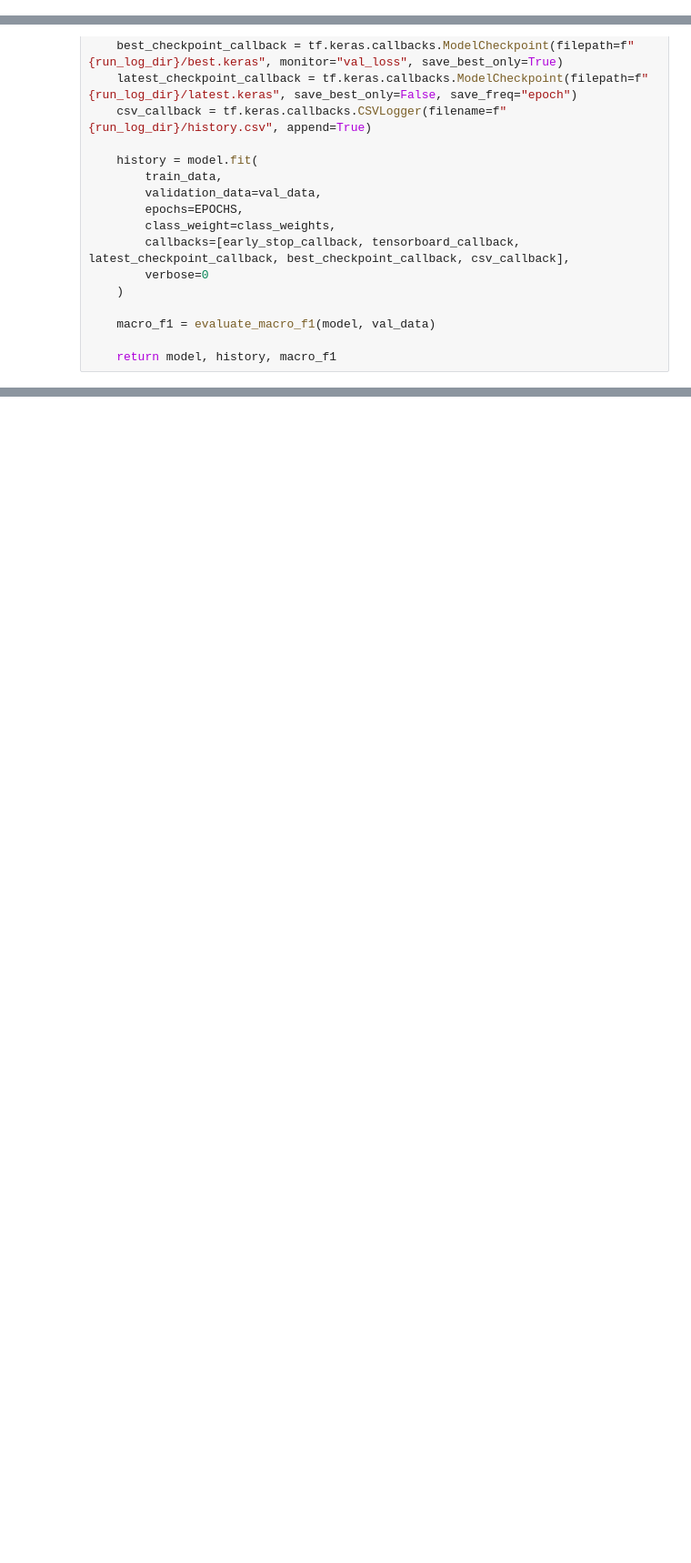
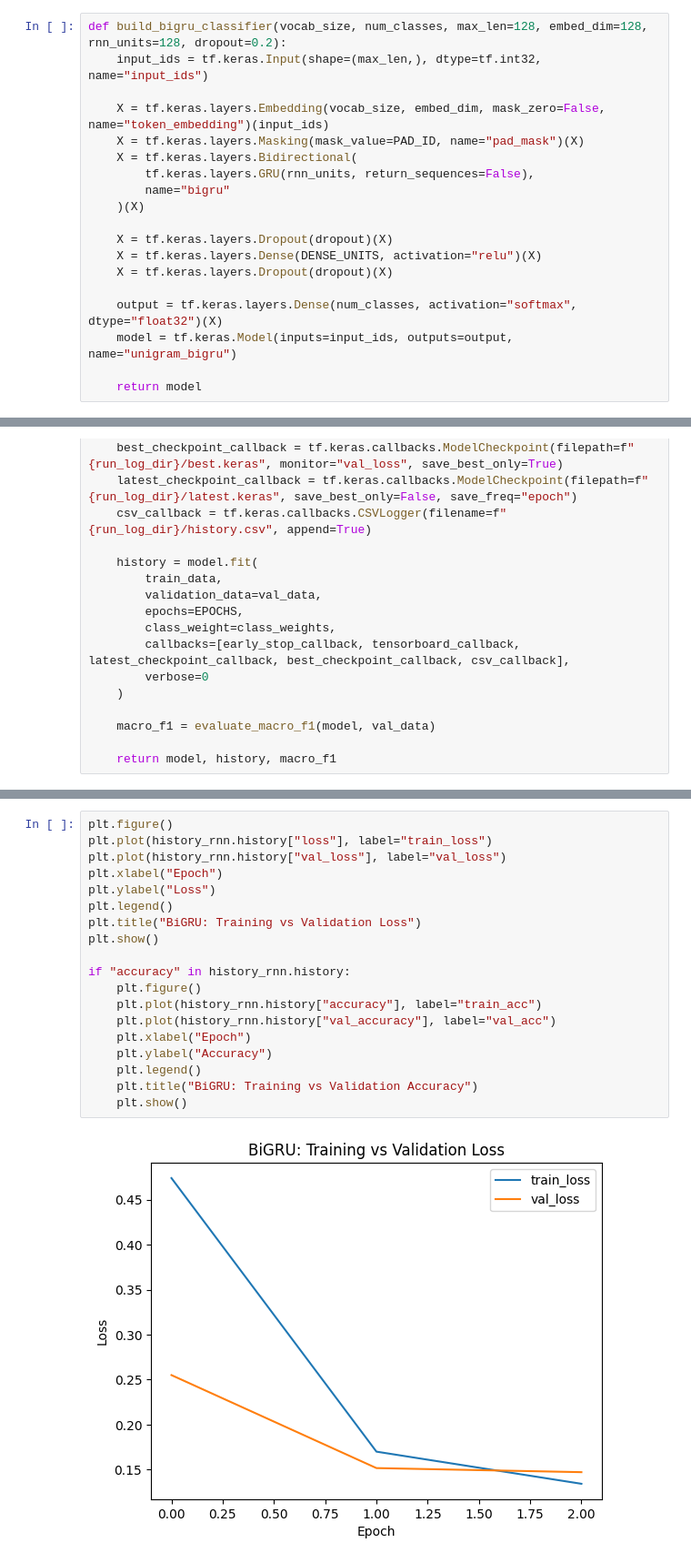
Before and after one commit to DSkilton/deep_learning_ica1, a Jupyter notebook: main.ipynb, the cells around one changed output, grey strips where cells are left out. Shown at 91% size. Drawn from its saved outputs; the diff is of its cells as text; blank space fills up the shorter version.

Commit message:
Finished unigram and biGRU and created training imgs

```diff
--- a/main.ipynb
+++ b/main.ipynb
@@ -279,0 +346,19 @@ print(f"Class weights: {class_weights}")
+# %%
+def build_bigru_classifier(vocab_size, num_classes, max_len=128, embed_dim=128, rnn_units=128, dropout=0.2):
+    input_ids = tf.keras.Input(shape=(max_len,), dtype=tf.int32, name="input_ids")
+
+    X = tf.keras.layers.Embedding(vocab_size, embed_dim, mask_zero=False, name="token_embedding")(input_ids)
+    X = tf.keras.layers.Masking(mask_value=PAD_ID, name="pad_mask")(X)
+    X = tf.keras.layers.Bidirectional(
+        tf.keras.layers.GRU(rnn_units, return_sequences=False),
+        name="bigru"
+    )(X)
+
+    X = tf.keras.layers.Dropout(dropout)(X)
+    X = tf.keras.layers.Dense(DENSE_UNITS, activation="relu")(X)
+    X = tf.keras.layers.Dropout(dropout)(X)
+
+    output = tf.keras.layers.Dense(num_classes, activation="softmax", dtype="float32")(X)
+    model = tf.keras.Model(inputs=input_ids, outputs=output, name="unigram_bigru")
+
+    return model
@@ -500,0 +716,21 @@ if "accuracy" in history.history:
+# %%
+plt.figure()
+plt.plot(history_rnn.history["loss"], label="train_loss")
+plt.plot(history_rnn.history["val_loss"], label="val_loss")
+plt.xlabel("Epoch")
+plt.ylabel("Loss")
+plt.legend()
+plt.title("BiGRU: Training vs Validation Loss")
+plt.show()
+
+if "accuracy" in history_rnn.history:
+    plt.figure()
+    plt.plot(history_rnn.history["accuracy"], label="train_acc")
+    plt.plot(history_rnn.history["val_accuracy"], label="val_acc")
+    plt.xlabel("Epoch")
+    plt.ylabel("Accuracy")
+    plt.legend()
+    plt.title("BiGRU: Training vs Validation Accuracy")
+    plt.show()
+# %% [output]
+[figure, added]
```
Also changed, not shown: parts of 18 cells of this notebook, 9 other files.
